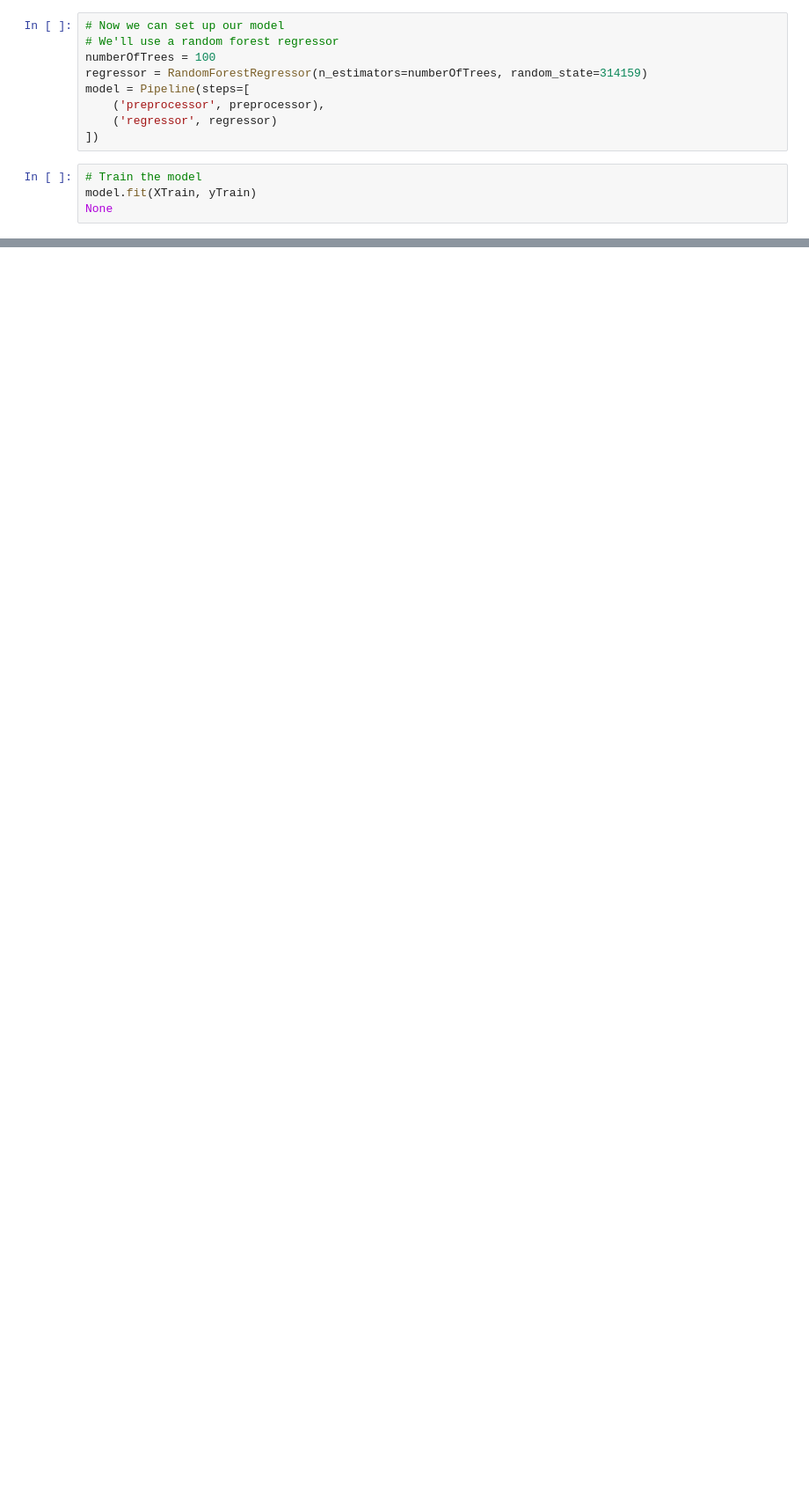
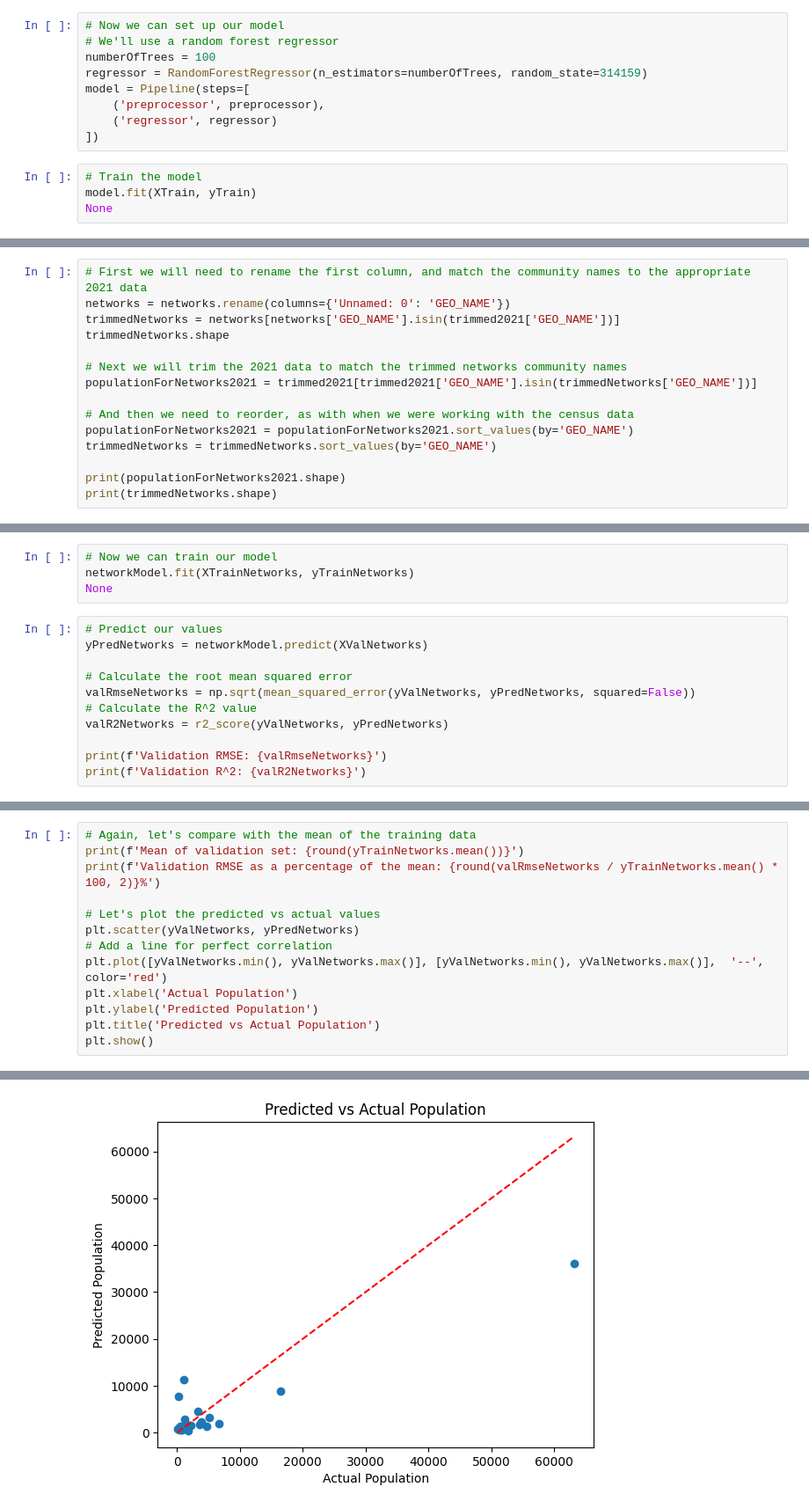
Before and after one commit to danesheppard/CommunityGrowthPrediction, a Jupyter notebook: growthPrediction.ipynb, the cells around one changed output, grey strips where cells are left out. Shown at 88% size. Cells and saved outputs as stored; diff of their text form; blank space fills up the shorter version.

```diff
--- a/growthPrediction.ipynb
+++ b/growthPrediction.ipynb
@@ -175,0 +237,15 @@ plt.show()
+# %%
+# First we will need to rename the first column, and match the community names to the appropriate 2021 data
+networks = networks.rename(columns={'Unnamed: 0': 'GEO_NAME'})
+trimmedNetworks = networks[networks['GEO_NAME'].isin(trimmed2021['GEO_NAME'])]
+trimmedNetworks.shape
+
+# Next we will trim the 2021 data to match the trimmed networks community names
+populationForNetworks2021 = trimmed2021[trimmed2021['GEO_NAME'].isin(trimmedNetworks['GEO_NAME'])]
+
+# And then we need to reorder, as with when we were working with the census data
+populationForNetworks2021 = populationForNetworks2021.sort_values(by='GEO_NAME')
+trimmedNetworks = trimmedNetworks.sort_values(by='GEO_NAME')
+
+print(populationForNetworks2021.shape)
+print(trimmedNetworks.shape)
@@ -175,0 +284,15 @@ plt.show()
+# %%
+# Now we can train our model
+networkModel.fit(XTrainNetworks, yTrainNetworks)
+None
+# %%
+# Predict our values
+yPredNetworks = networkModel.predict(XValNetworks)
+
+# Calculate the root mean squared error
+valRmseNetworks = np.sqrt(mean_squared_error(yValNetworks, yPredNetworks, squared=False))
+# Calculate the R^2 value
+valR2Networks = r2_score(yValNetworks, yPredNetworks)
+
+print(f'Validation RMSE: {valRmseNetworks}')
+print(f'Validation R^2: {valR2Networks}')
@@ -175,0 +302,14 @@ plt.show()
+# %%
+# Again, let's compare with the mean of the training data
+print(f'Mean of validation set: {round(yTrainNetworks.mean())}')
+print(f'Validation RMSE as a percentage of the mean: {round(valRmseNetworks / yTrainNetworks.mean() * 100, 2)}%')
+
+# Let's plot the predicted vs actual values
+plt.scatter(yValNetworks, yPredNetworks)
+# Add a line for perfect correlation
+plt.plot([yValNetworks.min(), yValNetworks.max()], [yValNetworks.min(), yValNetworks.max()],  '--', color='red')
+plt.xlabel('Actual Population')
+plt.ylabel('Predicted Population')
+plt.title('Predicted vs Actual Population')
+plt.show()
+# %% [output]
@@ -175,0 +318 @@ plt.show()
+[figure, added]
```
Also changed, not shown: parts of 15 cells of this notebook, 5 other files.
